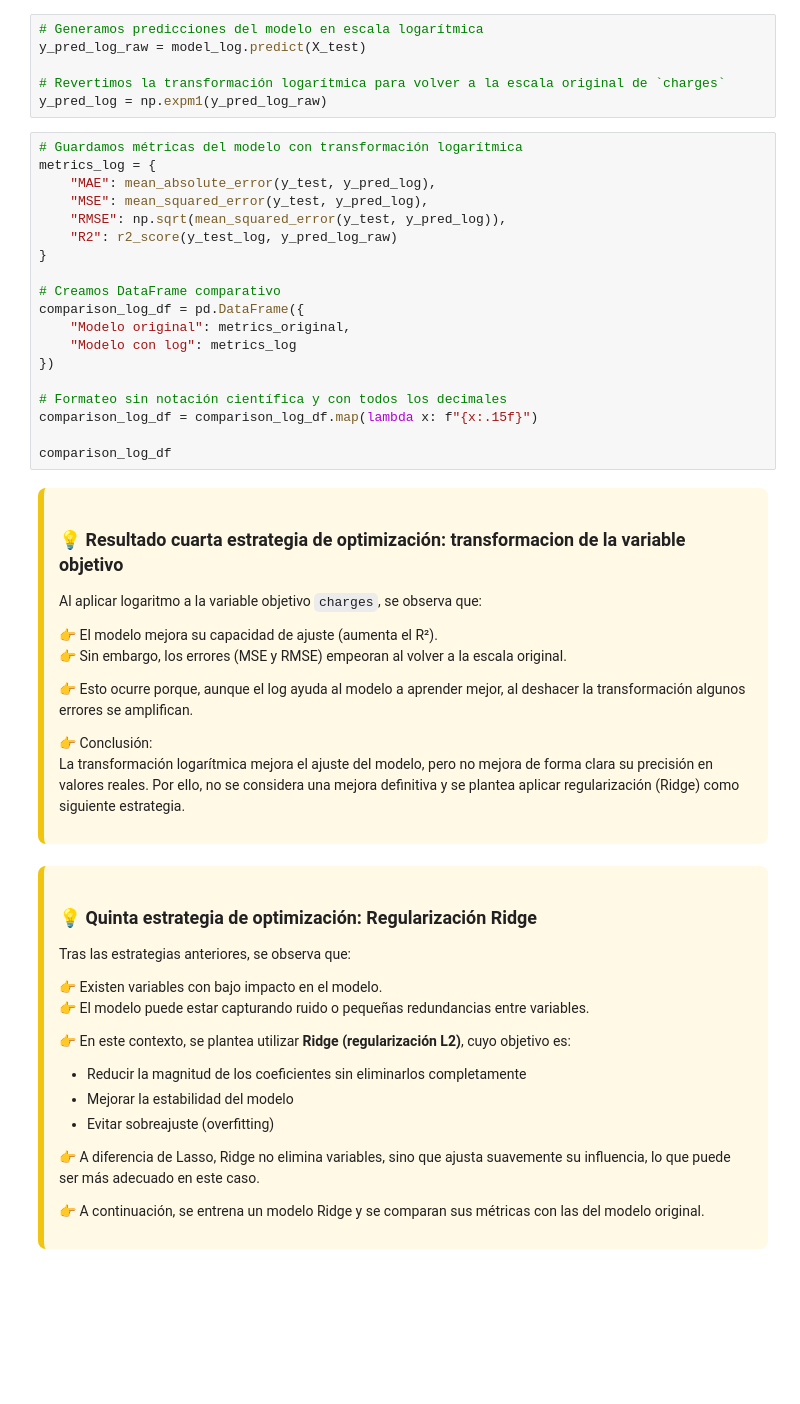
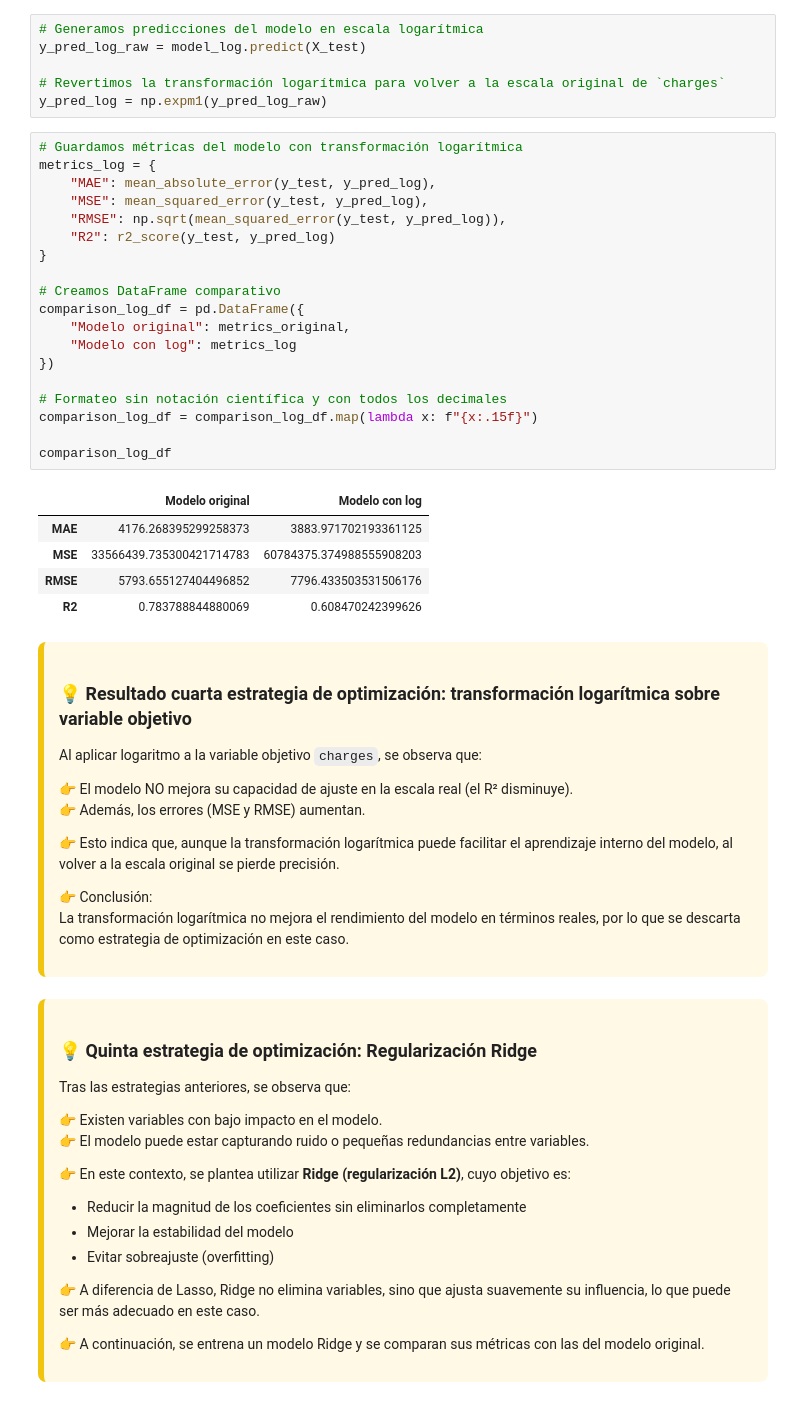
Before and after one commit to 4GeeksAcademy/anaisaponte-GitH-intro-ml, a Jupyter notebook: src/02-linear-regression-medical-insurance-cost.ipynb, the cells around one changed output. Cells and saved outputs as stored; diff of their text form; blank space fills up the shorter version.

```diff
--- a/src/02-linear-regression-medical-insurance-cost.ipynb
+++ b/src/02-linear-regression-medical-insurance-cost.ipynb
@@ -955,36 +1078,42 @@ y_pred_log = np.expm1(y_pred_log_raw)
 # %%
 # Guardamos métricas del modelo con transformación logarítmica
 metrics_log = {
     "MAE": mean_absolute_error(y_test, y_pred_log),
     "MSE": mean_squared_error(y_test, y_pred_log),
     "RMSE": np.sqrt(mean_squared_error(y_test, y_pred_log)),
-    "R2": r2_score(y_test_log, y_pred_log_raw)
+    "R2": r2_score(y_test, y_pred_log)
 }
 
 # Creamos DataFrame comparativo
 comparison_log_df = pd.DataFrame({
     "Modelo original": metrics_original,
     "Modelo con log": metrics_log
 })
 
 # Formateo sin notación científica y con todos los decimales
 comparison_log_df = comparison_log_df.map(lambda x: f"{x:.15f}")
 
 comparison_log_df
+# %% [output]
+|  | Modelo original | Modelo con log |
+| MAE | 4176.268395299258373 | 3883.971702193361125 |
+| MSE | 33566439.735300421714783 | 60784375.374988555908203 |
+| RMSE | 5793.655127404496852 | 7796.433503531506176 |
+| R2 | 0.783788844880069 | 0.608470242399626 |
 # %% [markdown]
 <div style="background-color:#fff9e6; border-left:6px solid #f1c40f; padding:15px; border-radius:8px;">
 
-### 💡 **Resultado cuarta estrategia de optimización: transformacion de la variable objetivo**
+### 💡 **Resultado cuarta estrategia de optimización: transformación logarítmica sobre variable objetivo**
 
 Al aplicar logaritmo a la variable objetivo `charges`, se observa que:
 
-👉 El modelo mejora su capacidad de ajuste (aumenta el R²).
-👉 Sin embargo, los errores (MSE y RMSE) empeoran al volver a la escala original.
+👉 El modelo NO mejora su capacidad de ajuste en la escala real (el R² disminuye).
+👉 Además, los errores (MSE y RMSE) aumentan.
 
-👉 Esto ocurre porque, aunque el log ayuda al modelo a aprender mejor, al deshacer la transformación algunos errores se amplifican.
+👉 Esto indica que, aunque la transformación logarítmica puede facilitar el aprendizaje interno del modelo, al volver a la escala original se pierde precisión.
 
 👉 Conclusión:
-La transformación logarítmica mejora el ajuste del modelo, pero no mejora de forma clara su precisión en valores reales. Por ello, no se considera una mejora definitiva y se plantea aplicar regularización (Ridge) como siguiente estrategia.
+La transformación logarítmica no mejora el rendimiento del modelo en términos reales, por lo que se descarta como estrategia de optimización en este caso.
 
 </div>
 # %% [markdown]
```
Also changed, not shown: parts of 30 cells of this notebook.
